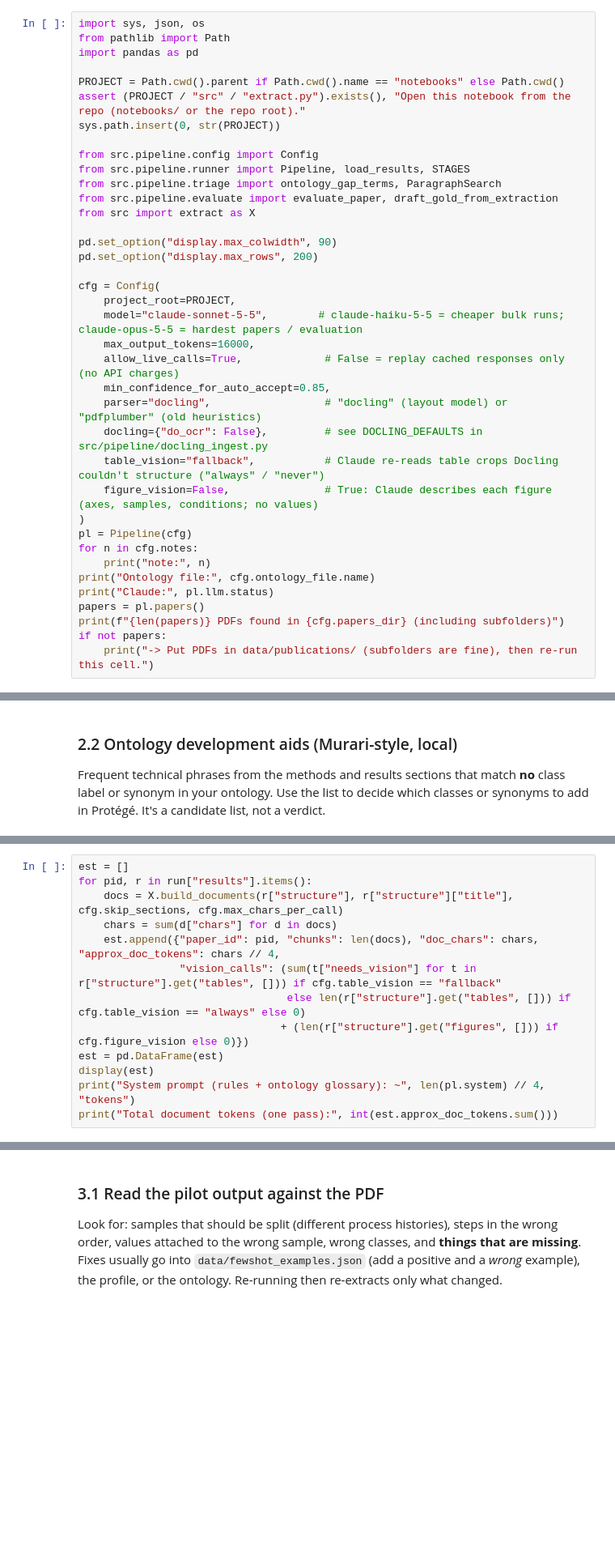
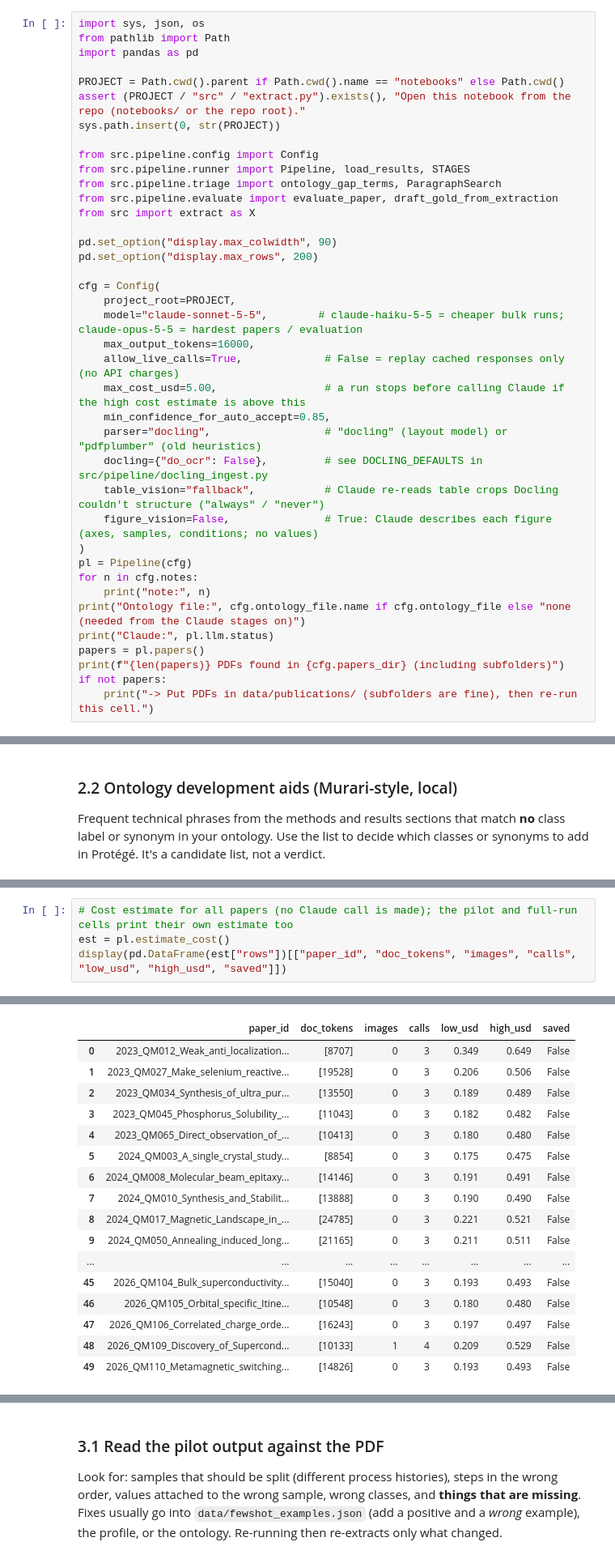
Before and after one commit to natalias546/synthgraph, a Jupyter notebook: notebooks/master_pipeline.ipynb, the cells around one changed output, grey strips where cells are left out. Shown at 81% size. Saved outputs shown, nothing was run; the diff lists cells and outputs as text; blank space fills up the shorter version.

Commit message:
full pipeline

```diff
--- a/notebooks/master_pipeline.ipynb
+++ b/notebooks/master_pipeline.ipynb
@@ -62,6 +62,7 @@ cfg = Config(
     model="claude-sonnet-5-5",        # claude-haiku-5-5 = cheaper bulk runs; claude-opus-5-5 = hardest papers / evaluation
     max_output_tokens=16000,
     allow_live_calls=True,             # False = replay cached responses only (no API charges)
+    max_cost_usd=5.00,                 # a run stops before calling Claude if the high cost estimate is above this
     min_confidence_for_auto_accept=0.85,
     parser="docling",                  # "docling" (layout model) or "pdfplumber" (old heuristics)
     docling={"do_ocr": False},         # see DOCLING_DEFAULTS in src/pipeline/docling_ingest.py
@@ -71,7 +72,7 @@ cfg = Config(
 pl = Pipeline(cfg)
 for n in cfg.notes:
     print("note:", n)
-print("Ontology file:", cfg.ontology_file.name)
+print("Ontology file:", cfg.ontology_file.name if cfg.ontology_file else "none (needed from the Claude stages on)")
 print("Claude:", pl.llm.status)
 papers = pl.papers()
 print(f"{len(papers)} PDFs found in {cfg.papers_dir} (including subfolders)")
@@ -185,13 +364,5 @@ read it from the cache at a fraction of the input price. Table pages are sent as
 # %%
-est = []
-for pid, r in run["results"].items():
-    docs = X.build_documents(r["structure"], r["structure"]["title"], cfg.skip_sections, cfg.max_chars_per_call)
-    chars = sum(d["chars"] for d in docs)
-    est.append({"paper_id": pid, "chunks": len(docs), "doc_chars": chars, "approx_doc_tokens": chars // 4,
-                "vision_calls": (sum(t["needs_vision"] for t in r["structure"].get("tables", [])) if cfg.table_vision == "fallback"
-                                 else len(r["structure"].get("tables", [])) if cfg.table_vision == "always" else 0)
-                                + (len(r["structure"].get("figures", [])) if cfg.figure_vision else 0)})
-est = pd.DataFrame(est)
-display(est)
-print("System prompt (rules + ontology glossary): ~", len(pl.system) // 4, "tokens")
-print("Total document tokens (one pass):", int(est.approx_doc_tokens.sum()))
+# Cost estimate for all papers (no Claude call is made); the pilot and full-run cells print their own estimate too
+est = pl.estimate_cost()
+display(pd.DataFrame(est["rows"])[["paper_id", "doc_tokens", "images", "calls", "low_usd", "high_usd", "saved"]])
+# %% [output]
@@ -198,3 +374,20 @@ print("Total document tokens (one pass):", int(est.approx_doc_tokens.sum()))
+|  | paper_id | doc_tokens | images | calls | low_usd | high_usd | saved |
+| 0 | 2023_QM012_Weak_anti_localization... | [8707] | 0 | 3 | 0.349 | 0.649 | False |
+| 1 | 2023_QM027_Make_selenium_reactive... | [19528] | 0 | 3 | 0.206 | 0.506 | False |
+| 2 | 2023_QM034_Synthesis_of_ultra_pur... | [13550] | 0 | 3 | 0.189 | 0.489 | False |
+| 3 | 2023_QM045_Phosphorus_Solubility_... | [11043] | 0 | 3 | 0.182 | 0.482 | False |
+| 4 | 2023_QM065_Direct_observation_of_... | [10413] | 0 | 3 | 0.180 | 0.480 | False |
+| 5 | 2024_QM003_A_single_crystal_study... | [8854] | 0 | 3 | 0.175 | 0.475 | False |
+| 6 | 2024_QM008_Molecular_beam_epitaxy... | [14146] | 0 | 3 | 0.191 | 0.491 | False |
+| 7 | 2024_QM010_Synthesis_and_Stabilit... | [13888] | 0 | 3 | 0.190 | 0.490 | False |
+| 8 | 2024_QM017_Magnetic_Landscape_in_... | [24785] | 0 | 3 | 0.221 | 0.521 | False |
+| 9 | 2024_QM050_Annealing_induced_long... | [21165] | 0 | 3 | 0.211 | 0.511 | False |
+| ... | ... | ... | ... | ... | ... | ... | ... |
+| 45 | 2026_QM104_Bulk_superconductivity... | [15040] | 0 | 3 | 0.193 | 0.493 | False |
+| 46 | 2026_QM105_Orbital_specific_Itine... | [10548] | 0 | 3 | 0.180 | 0.480 | False |
+| 47 | 2026_QM106_Correlated_charge_orde... | [16243] | 0 | 3 | 0.197 | 0.497 | False |
+| 48 | 2026_QM109_Discovery_of_Supercond... | [10133] | 1 | 4 | 0.209 | 0.529 | False |
+| 49 | 2026_QM110_Metamagnetic_switching... | [14826] | 0 | 3 | 0.193 | 0.493 | False |
 # %%
 PILOT = papers[:1]          # start with one paper; read the results carefully before running all 50
 pilot = pl.run_all(papers=PILOT, until="resolve")
```
Also changed, not shown: parts of 15 cells of this notebook, 14 other files.
